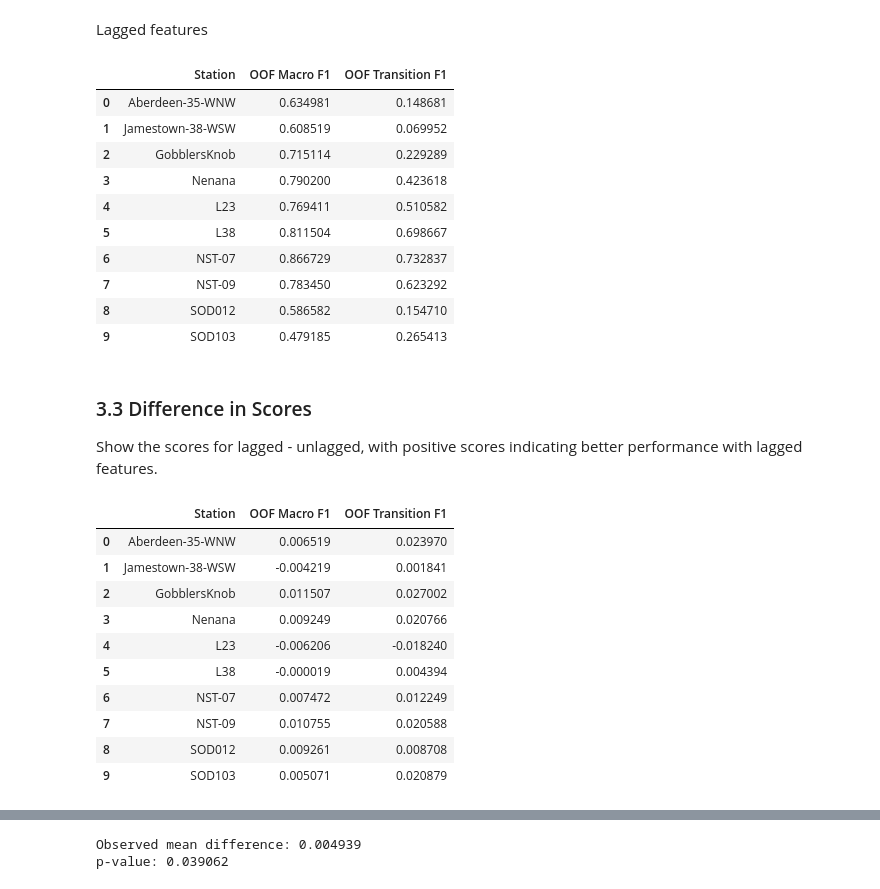
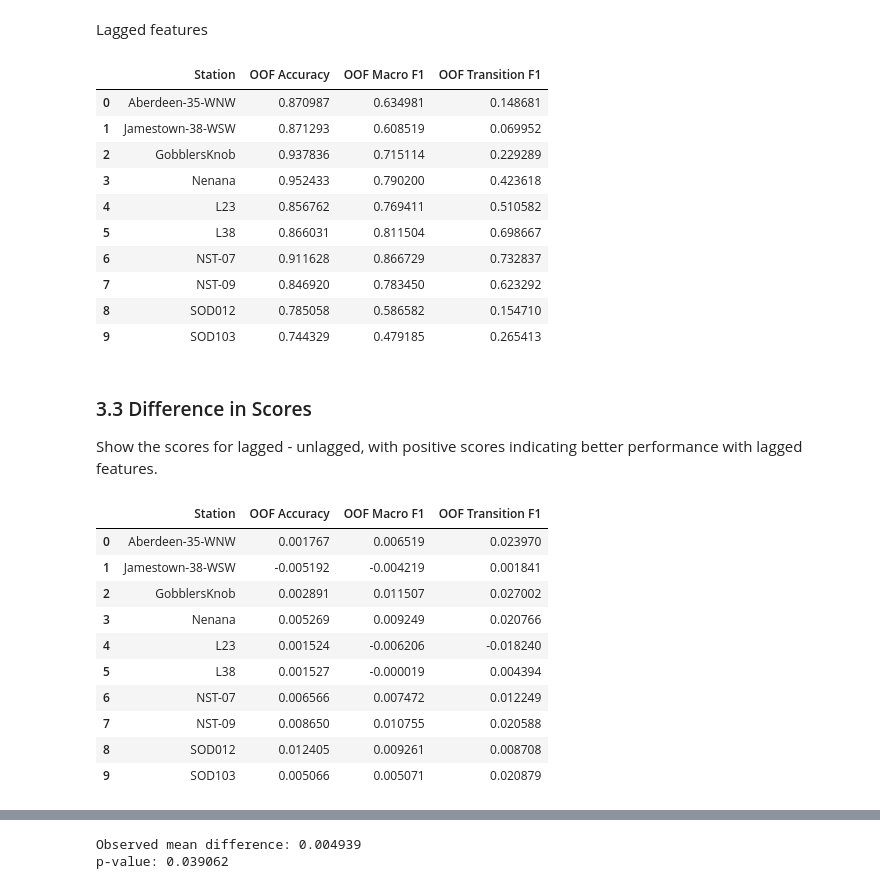
Before and after one commit to gerezk/freeze-thaw-soil-prediction, a Jupyter notebook: notebooks/rolling_classification/4_model_selection.ipynb, the cells around one changed output, grey strips where cells are left out. Drawn from its saved outputs; the diff is of its cells as text; code cells hidden in the pictures.

```diff
--- a/notebooks/rolling_classification/4_model_selection.ipynb
+++ b/notebooks/rolling_classification/4_model_selection.ipynb
@@ -48,7 +48,6 @@ def pipeline(stations: type[StationName],
              label_map: dict[str, int],
              n_splits: int,
              train_size: float,
-             lagged_features: bool = False,
              lags: list[int] | None = None) -> (pd.DataFrame, pd.DataFrame):
     """
     Train lgbm models for all stations using time series cross-validation then predict on test, with results
@@ -57,12 +56,11 @@ def pipeline(stations: type[StationName],
     :param label_map: mapping of c.CLASSES to int labels
     :param n_splits: number of folds for cross-validation
     :param train_size: decimal fraction size of training data
-    :param lagged_features: create lagged features or not
     :param lags: list of lags e.g. [1, 3] will create features for the backscatter from one and three datapoints prior
     :return: result_train_df and result_test_df
     """
-    result_train_df = pd.DataFrame(columns=["Station", "OOF Macro F1", "OOF Transition F1"])
-    result_test_df = pd.DataFrame(columns=["Station", "Macro F1", "Transition F1"])
+    result_train_df = pd.DataFrame(columns=["Station", "OOF Accuracy", "OOF Macro F1", "OOF Transition F1"])
+    result_test_df = pd.DataFrame(columns=["Station", "OOF Accuracy", "Macro F1", "Transition F1"])
 
     for station in stations:
         print(f"    Station: {station}")
@@ -74,20 +72,25 @@ def pipeline(stations: type[StationName],
                                             c.ERA5_KEY_COLS,
                                             train_size,
                                             label_map,
-                                            lagged_features,
                                             lags)
 
         # train and evaluate model
         train_result = train_model(train, n_splits, label_map)
 
         # log train results
-        result_train_df.loc[len(result_train_df)] = [station, train_result.oof_macro_f1, train_result.oof_transition_f1]
+        result_train_df.loc[len(result_train_df)] = [station,
+                                                     train_result.oof_accuracy,
+                                                     train_result.oof_macro_f1,
+                                                     train_result.oof_transition_f1]
 
         # predict on test
         test_result = lgb_pred(test, model=train_result.model, label_encoding=label_map)
 
         # log test results
-        result_test_df.loc[len(result_test_df)] = [station, test_result.macro_f1, test_result.transition_f1]
+        result_test_df.loc[len(result_test_df)] = [station,
+                                                   test_result.accuracy,
+                                                   test_result.macro_f1,
+                                                   test_result.transition_f1]
 
     return result_train_df, result_test_df
 
@@ -108,14 +111,14 @@ def optimal_lag_config_pipeline(stations: type[StationName],
     given lags=[1, 2, 3], the df will contain three records.
     """
     # average OOF F1 is for all stations for one set of lags i.e. 10 stations results in one score.
-    result_df = pd.DataFrame(columns=["Max Lag", "Average OOF Macro F1", "Average OOF Transition F1"])
+    result_df = pd.DataFrame(columns=["Max Lag", "Average OOF Accuracy", "Average OOF Macro F1", "Average OOF Transition F1"])
 
     for i in range(len(lags)):
         subset = lags[0:i+1]
         max_lag = lags[i]
         print(f"Lag configuration: {subset}")
 
-        intermediate_results = pd.DataFrame(columns=["OOF Macro F1", "OOF Transition F1"])
+        intermediate_results = pd.DataFrame(columns=["OOF Accuracy", "OOF Macro F1", "OOF Transition F1"])
         for station in stations:
             print(f"    Station: {station}")
             train, _ = collect_process_split(station,
@@ -126,16 +129,20 @@ def optimal_lag_config_pipeline(stations: type[StationName],
                                                 c.ERA5_KEY_COLS,
                                                 train_size,
                                                 label_map,
-                                                True,
                                                 subset)
 
             # train and evaluate model
             train_result = train_model(train, n_splits, label_map)
 
             # log train results
-            intermediate_results.loc[len(intermediate_results)] = [train_result.oof_macro_f1, train_result.oof_transition_f1]
+            intermediate_results.loc[len(intermediate_results)] = [train_result.oof_accuracy,
+                                                                   train_result.oof_macro_f1,
+                                                                   train_result.oof_transition_f1]
 
-        result_df.loc[i] = [max_lag, intermediate_results["OOF Macro F1"].mean(), intermediate_results["OOF Transition F1"].mean()]
+        result_df.loc[i] = [max_lag,
+                            intermediate_results["OOF Accuracy"].mean(),
+                            intermediate_results["OOF Macro F1"].mean(),
+                            intermediate_results["OOF Transition F1"].mean()]
 
     return result_df
 # %% [markdown]
@@ -217,7 +224,7 @@ result_unlagged_train_df, _ = pipeline(StationName, label_map, n_splits, train_s
 # %% [markdown]
 #### Lagged features
 # %%
-result_lagged_train_df, _ = pipeline(StationName, label_map, n_splits, train_size, True, lags_optimal)
+result_lagged_train_df, _ = pipeline(StationName, label_map, n_splits, train_size, lags_optimal)
 # %% [output]
     Station: Aberdeen-35-WNW
     Station: Jamestown-38-WSW
@@ -252,43 +259,44 @@ Lagged features
 # %%
 result_lagged_train_df
 # %% [output]
-|  | Station | OOF Macro F1 | OOF Transition F1 |
-| 0 | Aberdeen-35-WNW | 0.634981 | 0.148681 |
-| 1 | Jamestown-38-WSW | 0.608519 | 0.069952 |
-| 2 | GobblersKnob | 0.715114 | 0.229289 |
-| 3 | Nenana | 0.790200 | 0.423618 |
-| 4 | L23 | 0.769411 | 0.510582 |
-| 5 | L38 | 0.811504 | 0.698667 |
-| 6 | NST-07 | 0.866729 | 0.732837 |
-| 7 | NST-09 | 0.783450 | 0.623292 |
-| 8 | SOD012 | 0.586582 | 0.154710 |
-| 9 | SOD103 | 0.479185 | 0.265413 |
+|  | Station | OOF Accuracy | OOF Macro F1 | OOF Transition F1 |
+| 0 | Aberdeen-35-WNW | 0.870987 | 0.634981 | 0.148681 |
+| 1 | Jamestown-38-WSW | 0.871293 | 0.608519 | 0.069952 |
+| 2 | GobblersKnob | 0.937836 | 0.715114 | 0.229289 |
+| 3 | Nenana | 0.952433 | 0.790200 | 0.423618 |
+| 4 | L23 | 0.856762 | 0.769411 | 0.510582 |
+| 5 | L38 | 0.866031 | 0.811504 | 0.698667 |
+| 6 | NST-07 | 0.911628 | 0.866729 | 0.732837 |
+| 7 | NST-09 | 0.846920 | 0.783450 | 0.623292 |
+| 8 | SOD012 | 0.785058 | 0.586582 | 0.154710 |
+| 9 | SOD103 | 0.744329 | 0.479185 | 0.265413 |
 # %% [markdown]
 ### 3.3 Difference in Scores
 
 Show the scores for lagged - unlagged, with positive scores indicating better performance with lagged features.
 # %%
 train_diff = result_lagged_train_df.copy()
-float_cols = ["OOF Macro F1", "OOF Transition F1"]
+float_cols = ["OOF Accuracy", "OOF Macro F1", "OOF Transition F1"]
 train_diff[float_cols] = result_lagged_train_df[float_cols] - result_unlagged_train_df[float_cols]
 train_diff = train_diff.rename(columns={
+    "Accuracy": "Accuracy Difference",
     "Macro F1": "Macro F1 Difference",
     "Transition F1": "Transition F1 Difference",
 })
 
 train_diff
 # %% [output]
-|  | Station | OOF Macro F1 | OOF Transition F1 |
-| 0 | Aberdeen-35-WNW | 0.006519 | 0.023970 |
-| 1 | Jamestown-38-WSW | -0.004219 | 0.001841 |
-| 2 | GobblersKnob | 0.011507 | 0.027002 |
-| 3 | Nenana | 0.009249 | 0.020766 |
-| 4 | L23 | -0.006206 | -0.018240 |
-| 5 | L38 | -0.000019 | 0.004394 |
-| 6 | NST-07 | 0.007472 | 0.012249 |
-| 7 | NST-09 | 0.010755 | 0.020588 |
-| 8 | SOD012 | 0.009261 | 0.008708 |
-| 9 | SOD103 | 0.005071 | 0.020879 |
+|  | Station | OOF Accuracy | OOF Macro F1 | OOF Transition F1 |
+| 0 | Aberdeen-35-WNW | 0.001767 | 0.006519 | 0.023970 |
+| 1 | Jamestown-38-WSW | -0.005192 | -0.004219 | 0.001841 |
+| 2 | GobblersKnob | 0.002891 | 0.011507 | 0.027002 |
+| 3 | Nenana | 0.005269 | 0.009249 | 0.020766 |
+| 4 | L23 | 0.001524 | -0.006206 | -0.018240 |
+| 5 | L38 | 0.001527 | -0.000019 | 0.004394 |
+| 6 | NST-07 | 0.006566 | 0.007472 | 0.012249 |
+| 7 | NST-09 | 0.008650 | 0.010755 | 0.020588 |
+| 8 | SOD012 | 0.012405 | 0.009261 | 0.008708 |
+| 9 | SOD103 | 0.005066 | 0.005071 | 0.020879 |
 # %% [markdown]
 ## 4. Statistical Analysis
 
```
Also changed, not shown: parts of 6 cells of this notebook, 3 other files.
